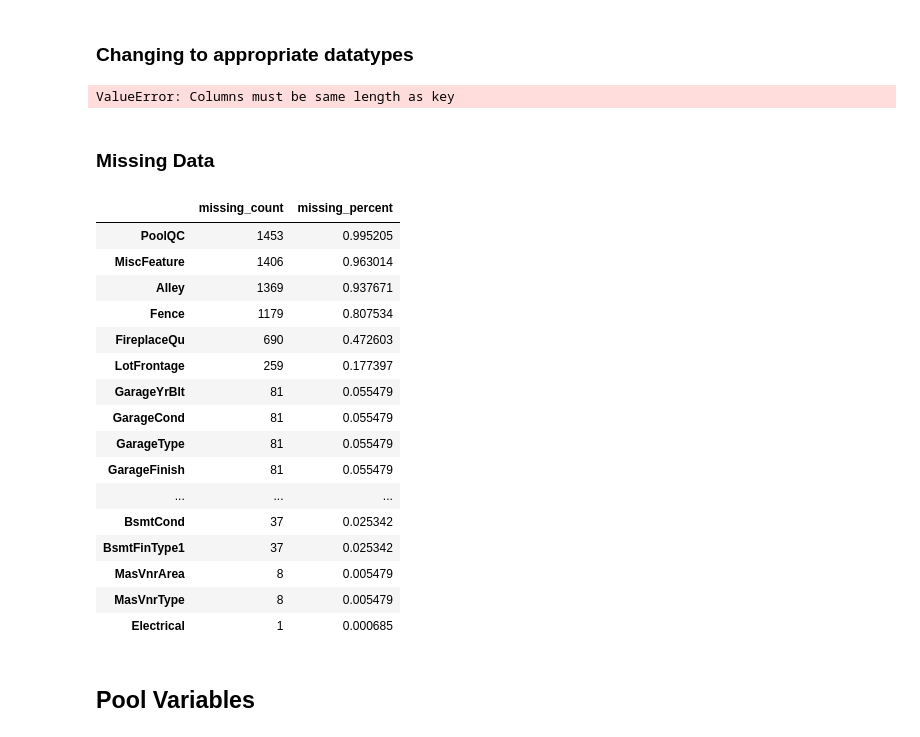
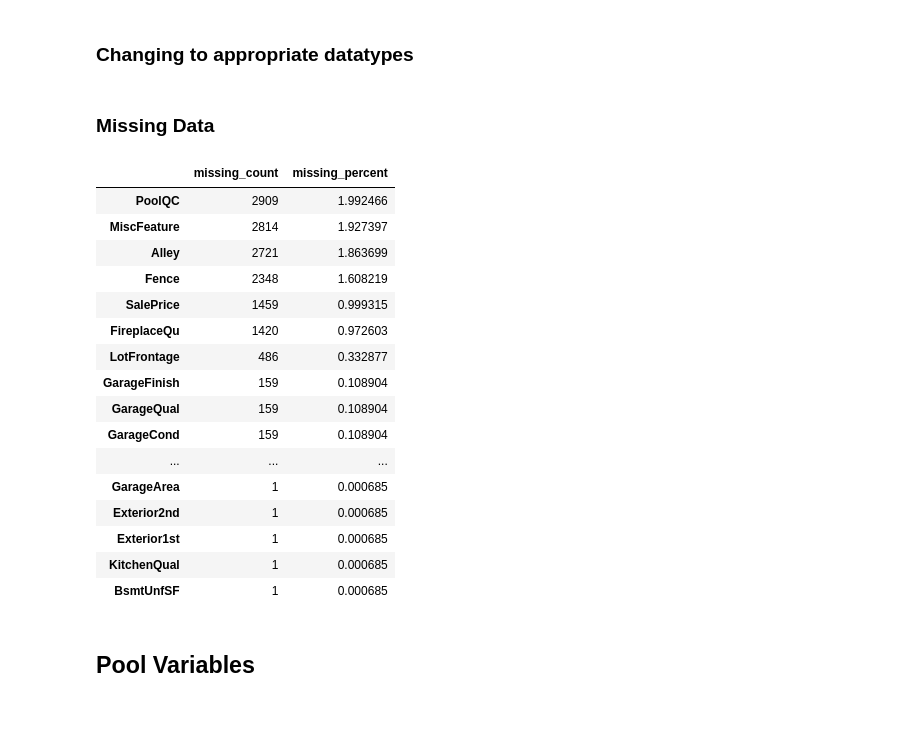
Before and after one commit to prabha-git/kaggle, a Jupyter notebook: House Prices Advanced Regression Techniques/Comprehensive data exploration with Python.ipynb, the cells around one changed output. Cells and saved outputs as stored; diff of their text form; code cells hidden in the pictures.

```diff
--- a/House Prices Advanced Regression Techniques/Comprehensive data exploration with Python.ipynb
+++ b/House Prices Advanced Regression Techniques/Comprehensive data exploration with Python.ipynb
@@ -66,35 +68,33 @@ df_combined = pd.concat([df_train,df_test])
 # MSSubClass,MoSold to ste
 # GarageYrBlt, GarageArea to int
 df_combined[['MSSubClass','MoSold']] = df_combined[['MSSubClass','MoSold']].astype(str)
-df_combined[['GarageYrBlt','GarageArea','GarageCars']] = df_combined[['GarageYrBlt','GarageArea']].apply(pd.to_numeric)
+df_combined[['GarageYrBlt','GarageArea','GarageCars']] = df_combined[['GarageYrBlt','GarageArea','GarageCars']].apply(pd.to_numeric)
-# %% [output]
-ValueError: Columns must be same length as key
 # %% [markdown]
 ### Missing Data
 # %%
 train_nrows = df_train.shape[0]
-missing_count = df_train.isnull().sum().sort_values(ascending=False)
-missing_percent = df_train.isnull().sum()/train_nrows
+missing_count = df_combined.isnull().sum().sort_values(ascending=False)
+missing_percent = df_combined.isnull().sum()/train_nrows
 missing_data = pd.concat([missing_count,missing_percent],axis=1).rename(columns={0:'missing_count',1:'missing_percent'})
 missing_data[missing_data['missing_count']>0]
 # %% [output]
 |  | missing_count | missing_percent |
-| PoolQC | 1453 | 0.995205 |
-| MiscFeature | 1406 | 0.963014 |
-| Alley | 1369 | 0.937671 |
-| Fence | 1179 | 0.807534 |
-| FireplaceQu | 690 | 0.472603 |
-| LotFrontage | 259 | 0.177397 |
-| GarageYrBlt | 81 | 0.055479 |
-| GarageCond | 81 | 0.055479 |
-| GarageType | 81 | 0.055479 |
-| GarageFinish | 81 | 0.055479 |
+| PoolQC | 2909 | 1.992466 |
+| MiscFeature | 2814 | 1.927397 |
+| Alley | 2721 | 1.863699 |
+| Fence | 2348 | 1.608219 |
+| SalePrice | 1459 | 0.999315 |
+| FireplaceQu | 1420 | 0.972603 |
+| LotFrontage | 486 | 0.332877 |
+| GarageFinish | 159 | 0.108904 |
+| GarageQual | 159 | 0.108904 |
+| GarageCond | 159 | 0.108904 |
 | ... | ... | ... |
-| BsmtCond | 37 | 0.025342 |
-| BsmtFinType1 | 37 | 0.025342 |
-| MasVnrArea | 8 | 0.005479 |
-| MasVnrType | 8 | 0.005479 |
-| Electrical | 1 | 0.000685 |
+| GarageArea | 1 | 0.000685 |
+| Exterior2nd | 1 | 0.000685 |
+| Exterior1st | 1 | 0.000685 |
+| KitchenQual | 1 | 0.000685 |
+| BsmtUnfSF | 1 | 0.000685 |
 # %% [markdown]
 ## Pool Variables
 # %%
```
Also changed, not shown: parts of 19 cells of this notebook.
